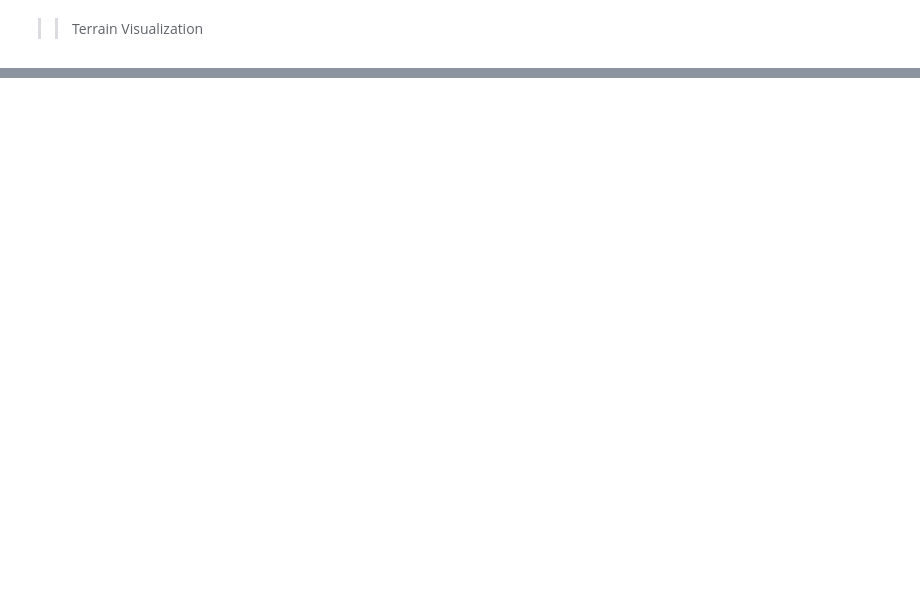
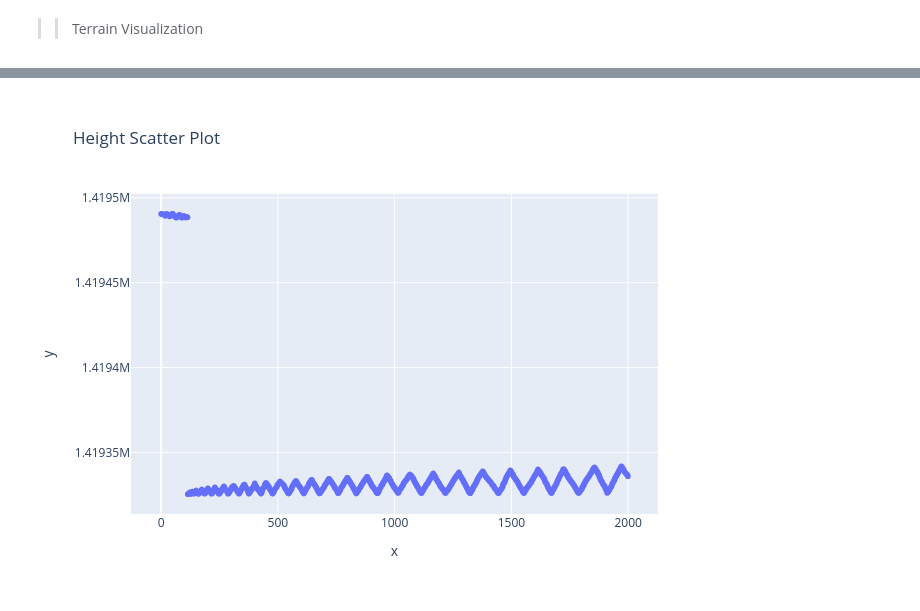
Before and after one commit to RYees/AgriTech---USGS-LIDAR, a Jupyter notebook: Notebooks/visual.ipynb, the cells around one changed output, grey strips where cells are left out. Saved outputs shown, nothing was run; the diff lists cells and outputs as text; code cells hidden in the pictures; blank space fills up the shorter version.

```diff
--- a/Notebooks/visual.ipynb
+++ b/Notebooks/visual.ipynb
@@ -28,0 +27,5 @@ ValueError: Mime type rendering requires nbformat>=4.2.0 but it is not installed
+# %%
+from IPython import display
+display.Image("../Figures/height_scatter_plot.png")
+# %% [output]
+[figure, added]
```
Also changed, not shown: parts of 1 cell of this notebook, 5 other files.
